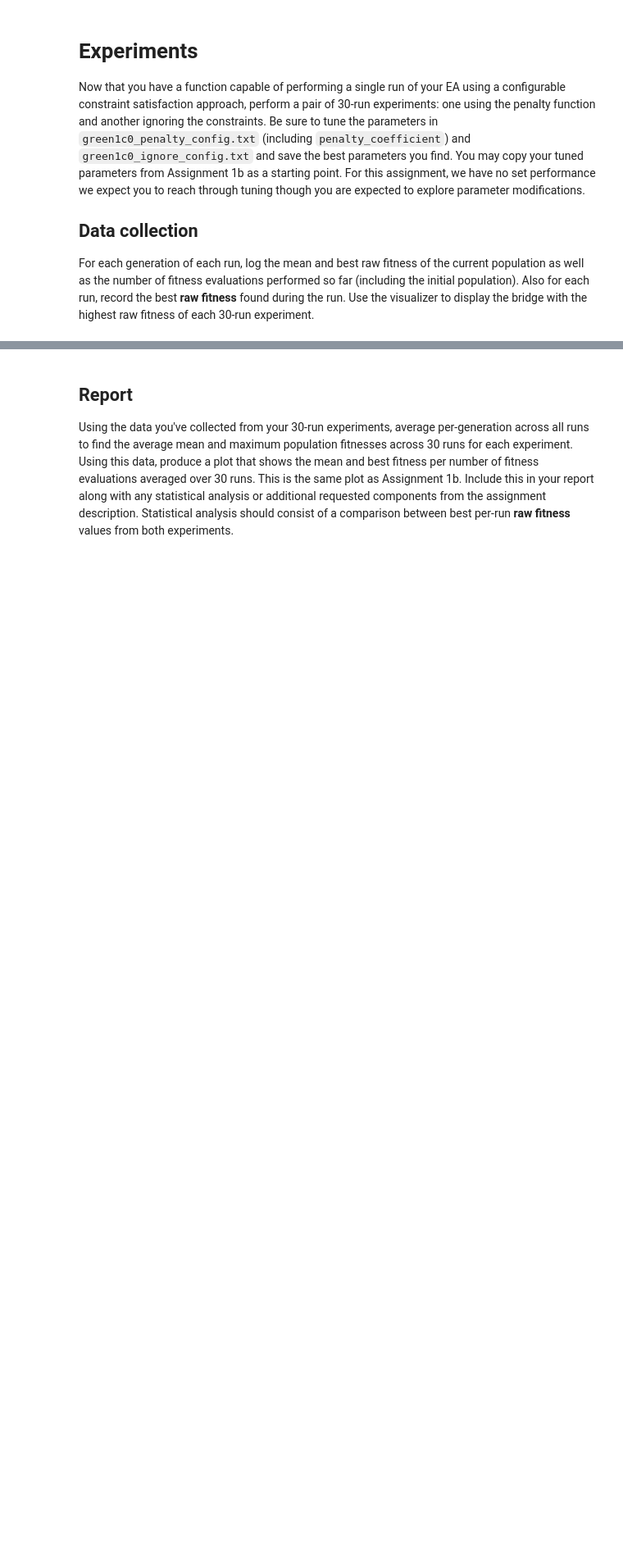
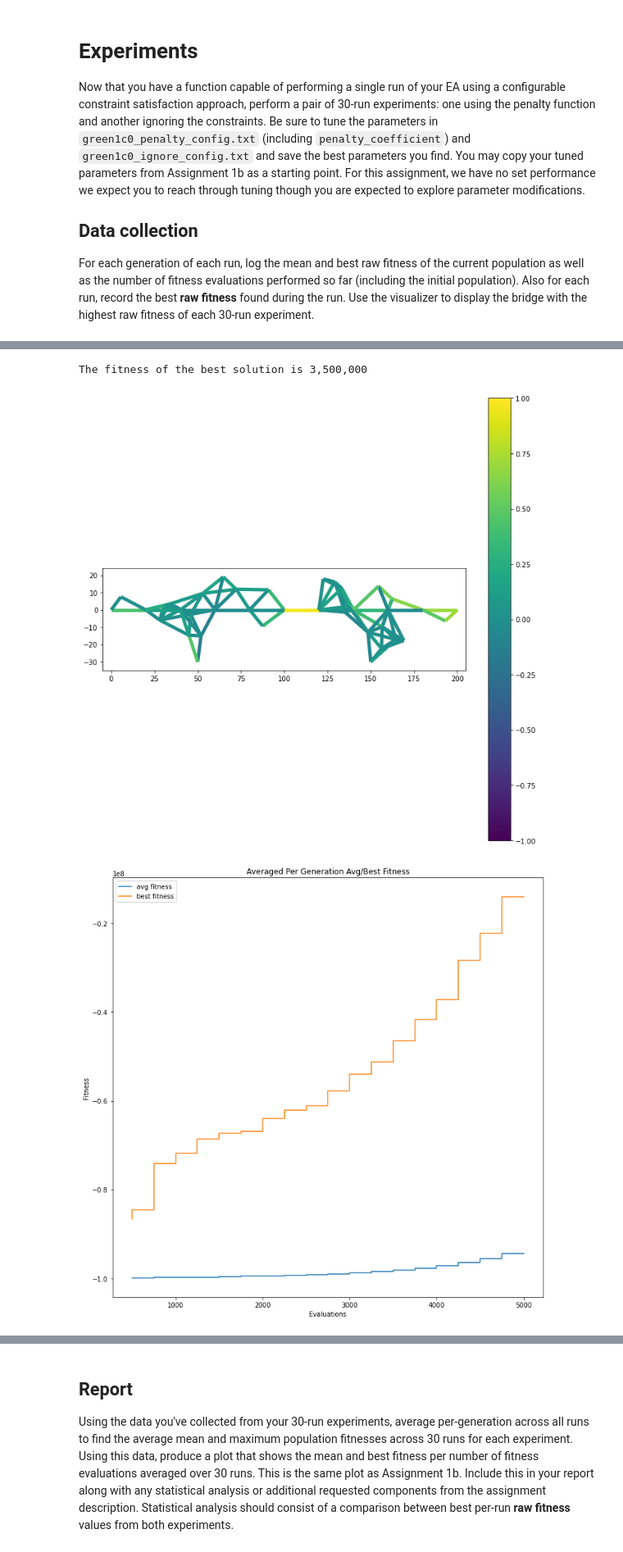
Before and after one commit to wumphlett/COMP-5660, a Jupyter notebook: A1-Evolutionary-Bridge-Design/1c_notebook0.ipynb, the cells around one changed output, grey strips where cells are left out. Shown at 82% size. Saved outputs shown, nothing was run; the diff lists cells and outputs as text; code cells hidden in the pictures; blank space fills up the shorter version.

```diff
--- a/A1-Evolutionary-Bridge-Design/1c_notebook0.ipynb
+++ b/A1-Evolutionary-Bridge-Design/1c_notebook0.ipynb
@@ -225,5 +225,6 @@ def constraint_satisfaction_EA_search(number_evaluations, config_filename):
     return best_member, data
 # %%
 # calling your function
-print(constraint_satisfaction_EA_search(5000, './configs/green1c0_penalty_config.txt'))
+genotype, data = constraint_satisfaction_EA_search(5000, './configs/green1c0_ignore_config.txt')
+print(data)
 # %% [output]
@@ -371,0 +378,12 @@ experiment(number_runs, number_evaluations, config_filename)
+# %%
+number_runs = 30
+number_evaluations = 5000
+
+# You can parse different configuration files here as necessary
+config_filename = './configs/green1c0_ignore_config.txt'
+
+experiment(number_runs, number_evaluations, config_filename)
+# %% [output]
+The fitness of the best solution is 3,500,000
+[figure, added]
+[figure, added]
```
Also changed, not shown: parts of 8 cells of this notebook, 39 other files.
